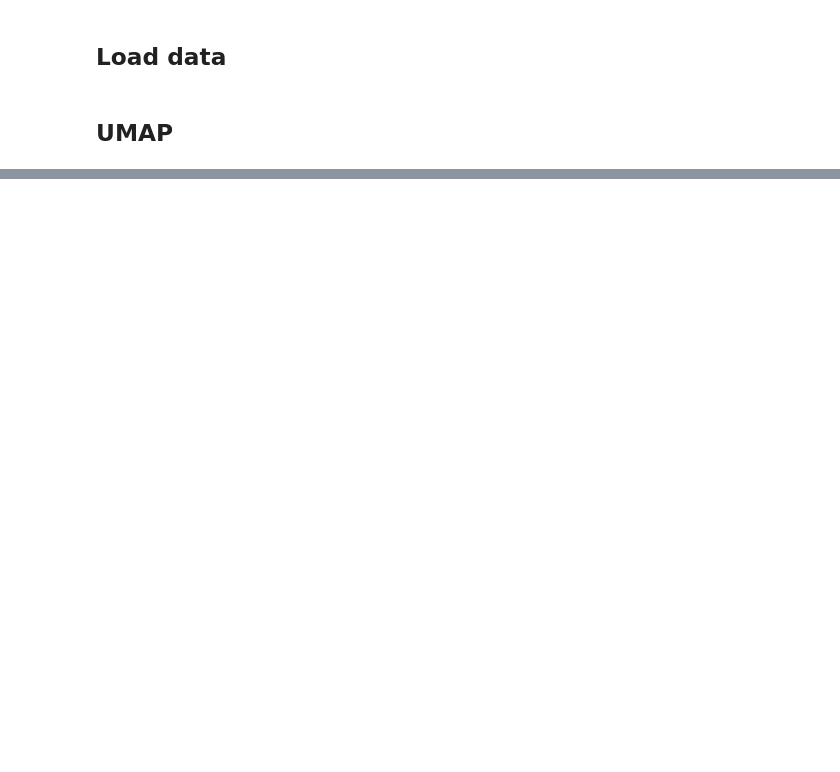
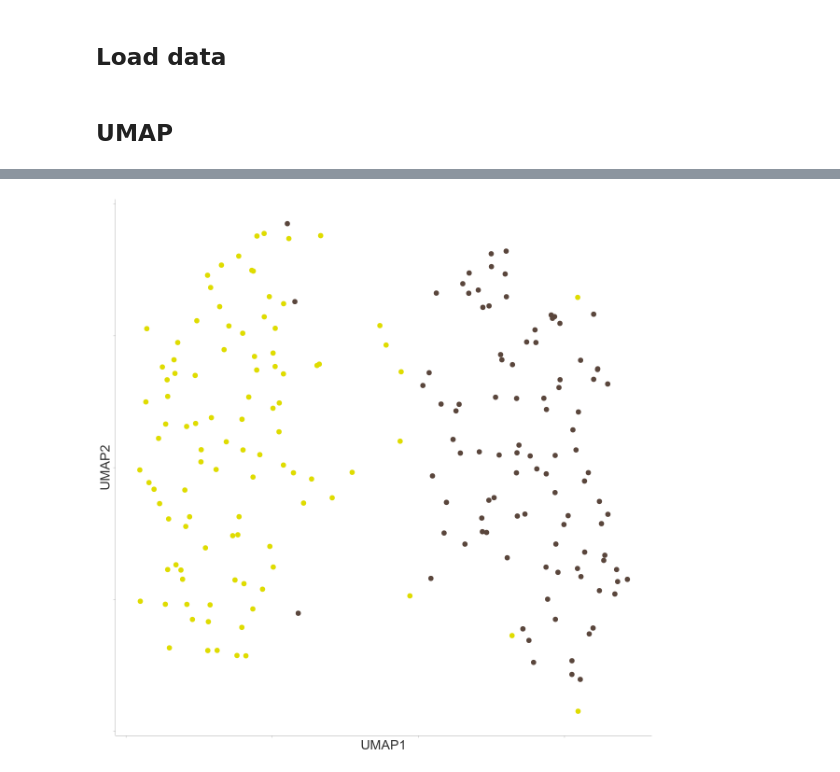
Before and after one commit to menchelab/BioProfilingNotebooks, a Jupyter notebook: VisuDatasets.ipynb, the cells around one changed output, grey strips where cells are left out. Cells and saved outputs as stored; diff of their text form; code cells hidden in the pictures; blank space fills up the shorter version.

Commit message:
Export simplified plots for UMAP geometric interpretation figure

```diff
--- a/VisuDatasets.ipynb
+++ b/VisuDatasets.ipynb
@@ -128,0 +166,17 @@ gp
+# %%
+set.seed(38)
+subset = rbind(R[sample(2000, 100, replace = F),], PS[sample(1000, 100, replace = F),])
+umArti = umap(subset, min_dist = 0.1, neighbors = 10, n = 2, metric = "euclidean")
+umArti = as.data.frame(umArti)
+names(umArti) = c("UMAP1", "UMAP2")
+# %%
+umArti$Dataset <- rep(c("R","PS"), c(100, 100))
+# %%
+gp <- ggplot(umArti) + geom_point(aes(UMAP1, UMAP2, color = Dataset), size = 2.5) +
+                      guides(color = F) + theme(panel.grid.major=element_blank(),
+                                                axis.text = element_blank(),
+                                                axis.line=element_line(color="#333333", size = 0.1),
+                                                panel.border = element_blank())
+gp
+# %% [output]
+[figure, added]
```
Also changed, not shown: parts of 9 cells of this notebook.
